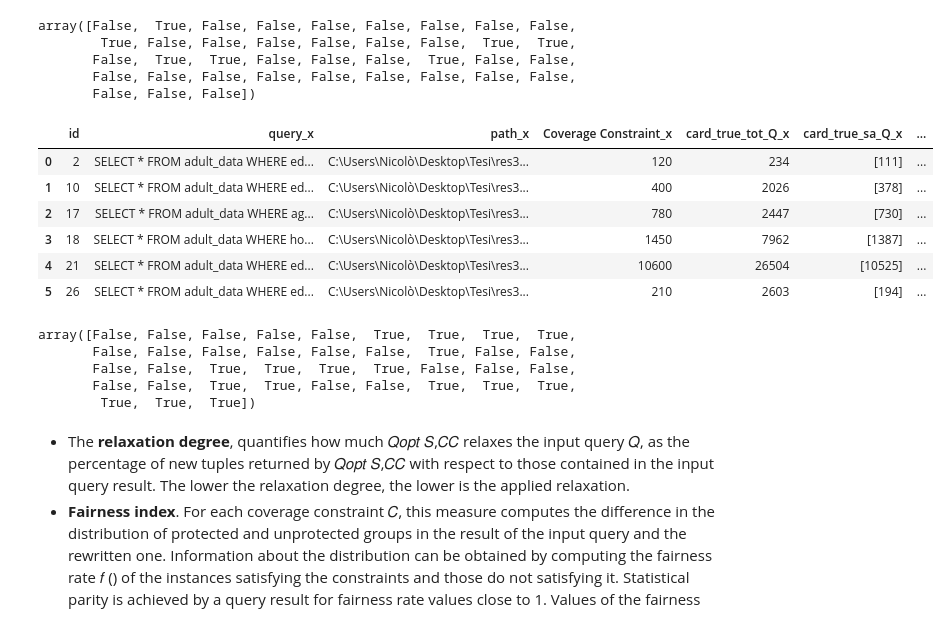
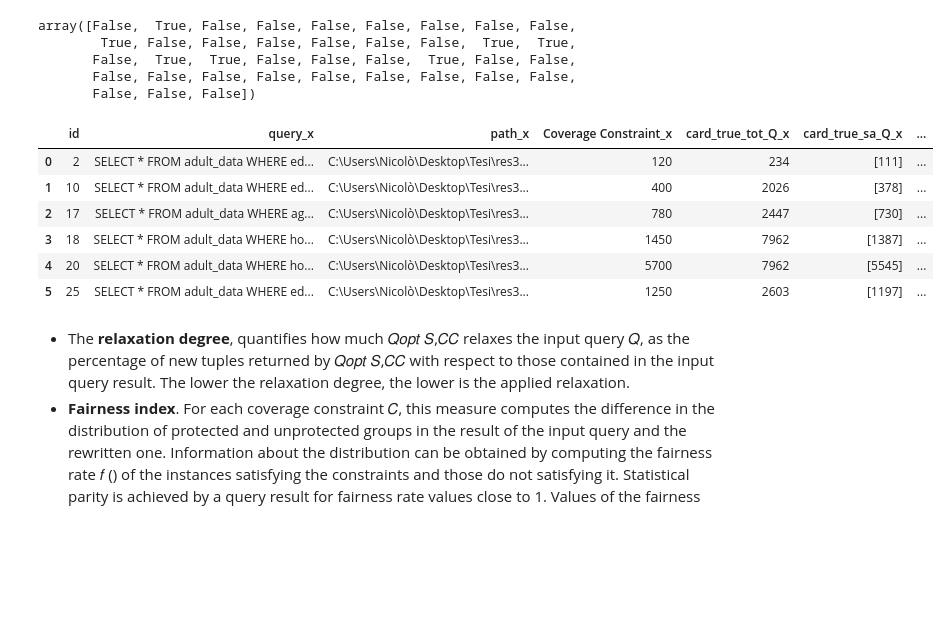
Before and after one commit to Nicogs43/KNN_coverage_constraint_query, a Jupyter notebook: Analysis_df_.ipynb, the cells around one changed output. Cells and saved outputs as stored; diff of their text form; code cells hidden in the pictures; blank space fills up the shorter version.

```diff
--- a/Analysis_df_.ipynb
+++ b/Analysis_df_.ipynb
@@ -205,26 +193,18 @@ array([False,  True, False, False, False, False, False, False, False,
        False, False, False, False, False, False, False, False, False,
        False, False, False])
 # %%
-df_rew_time_min_of_exec = rewriting_df.loc[[1,9,16,17,20,25],:]
-df_exec_time_more_of_rew = execution_res_df.loc[[1,9,16,17,20,25],:]
+df_rew_time_min_of_exec = rewriting_df.loc[[1,9,16,17,19,24],:]
+df_exec_time_more_of_rew = execution_res_df.loc[[1,9,16,17,19,24],:]
 res = pd.merge(df_rew_time_min_of_exec, df_exec_time_more_of_rew, on="id")
 res
 # %% [output]
 |  | id | query_x | path_x | Coverage Constraint_x | card_true_tot_Q_x | card_true_sa_Q_x | ... |
 | 0 | 2 | SELECT * FROM adult_data WHERE ed... | C:\Users\Nicolò\Desktop\Tesi\res3... | 120 | 234 | [111] | ... |
 | 1 | 10 | SELECT * FROM adult_data WHERE ed... | C:\Users\Nicolò\Desktop\Tesi\res3... | 400 | 2026 | [378] | ... |
 | 2 | 17 | SELECT * FROM adult_data WHERE ag... | C:\Users\Nicolò\Desktop\Tesi\res3... | 780 | 2447 | [730] | ... |
 | 3 | 18 | SELECT * FROM adult_data WHERE ho... | C:\Users\Nicolò\Desktop\Tesi\res3... | 1450 | 7962 | [1387] | ... |
-| 4 | 21 | SELECT * FROM adult_data WHERE ed... | C:\Users\Nicolò\Desktop\Tesi\res3... | 10600 | 26504 | [10525] | ... |
-| 5 | 26 | SELECT * FROM adult_data WHERE ed... | C:\Users\Nicolò\Desktop\Tesi\res3... | 210 | 2603 | [194] | ... |
+| 4 | 20 | SELECT * FROM adult_data WHERE ho... | C:\Users\Nicolò\Desktop\Tesi\res3... | 5700 | 7962 | [5545] | ... |
+| 5 | 25 | SELECT * FROM adult_data WHERE ed... | C:\Users\Nicolò\Desktop\Tesi\res3... | 1250 | 2603 | [1197] | ... |
-# %%
-np.where(rewriting_df['card_true_tot_Q']>sample_size,True,False)
-# %% [output]
-array([False, False, False, False, False,  True,  True,  True,  True,
-       False, False, False, False, False, False,  True, False, False,
-       False, False,  True,  True,  True,  True, False, False, False,
-       False, False,  True,  True, False, False,  True,  True,  True,
-        True,  True,  True])
 # %% [markdown]
 
 *   The **relaxation degree**, quantifies how much 𝑄𝑜𝑝𝑡
```
Also changed, not shown: parts of 14 cells of this notebook.
